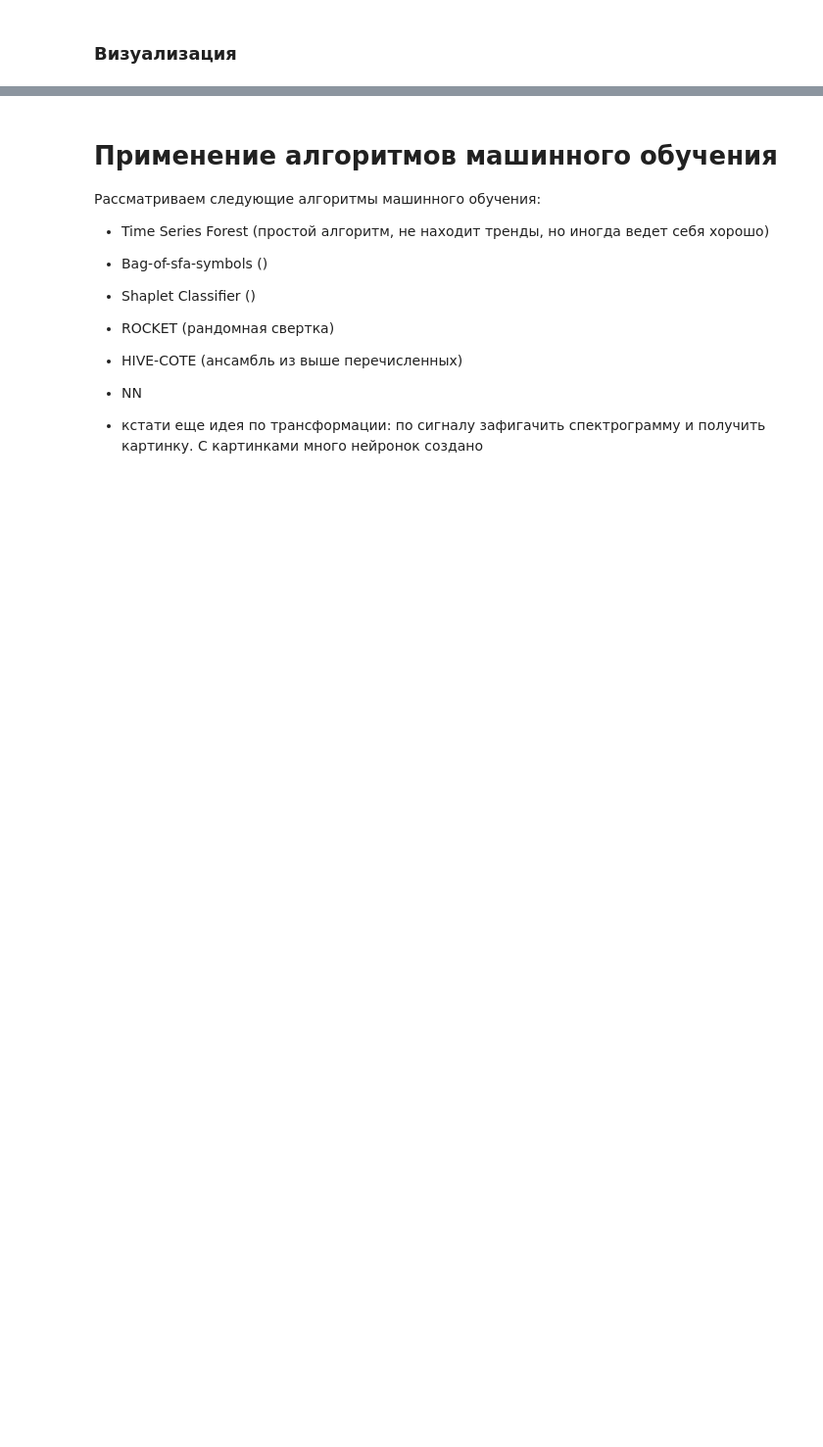
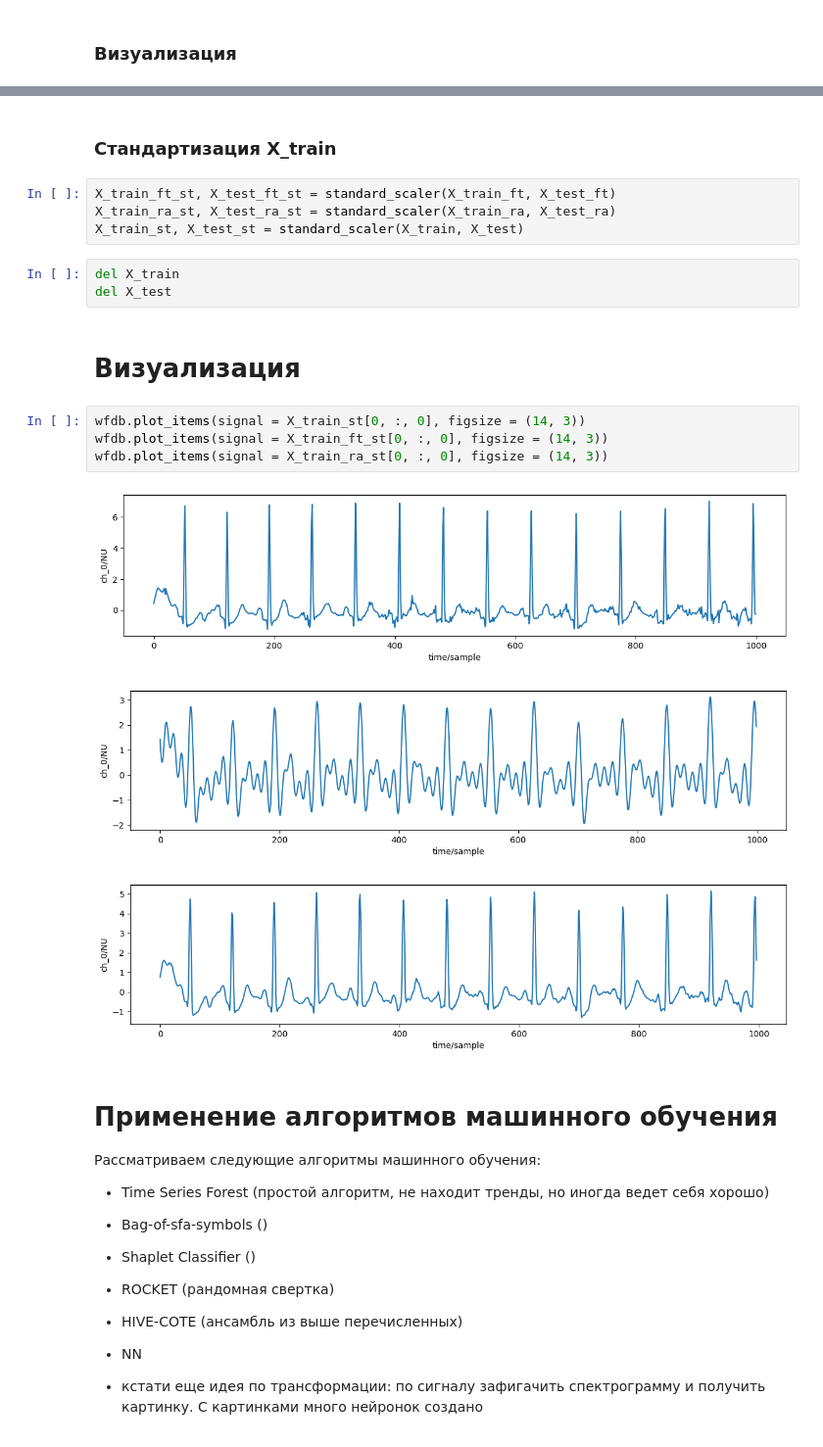
Before and after one commit to AmelieMedved/ml_PTB-XL_classification_Neimark, a Jupyter notebook: PTB-XL_classification.ipynb, the cells around one changed output, grey strips where cells are left out. Shown: that part at 98% size. Drawn from its saved outputs; the diff is of its cells as text; blank space fills up the shorter version.

```diff
--- a/PTB-XL_classification.ipynb
+++ b/PTB-XL_classification.ipynb
@@ -292,3 +240,22 @@ X_test_ft = fourier_transform(X_test)
+# %% [markdown]
+### Стандартизация X_train
+# %%
+X_train_ft_st, X_test_ft_st = standard_scaler(X_train_ft, X_test_ft)
+X_train_ra_st, X_test_ra_st = standard_scaler(X_train_ra, X_test_ra)
+X_train_st, X_test_st = standard_scaler(X_train, X_test)
+# %%
+del X_train
+del X_test
+# %% [markdown]
+# Визуализация
+# %%
+wfdb.plot_items(signal = X_train_st[0, :, 0], figsize = (14, 3))
+wfdb.plot_items(signal = X_train_ft_st[0, :, 0], figsize = (14, 3))
+wfdb.plot_items(signal = X_train_ra_st[0, :, 0], figsize = (14, 3))
+# %% [output]
+[figure, added]
+[figure, added]
+[figure, added]
 # %% [markdown]
 # Применение алгоритмов машинного обучения
 Рассматриваем следующие алгоритмы машинного обучения:
```
Also changed, not shown: parts of 50 cells of this notebook.
